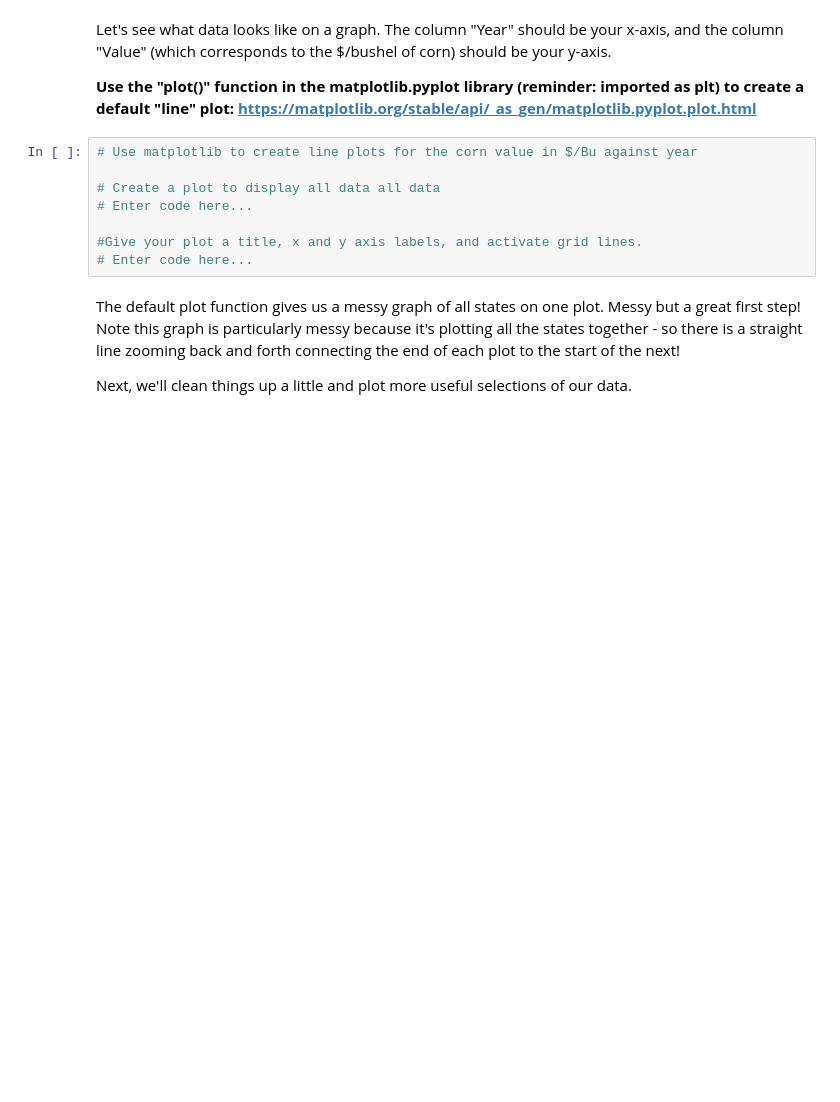
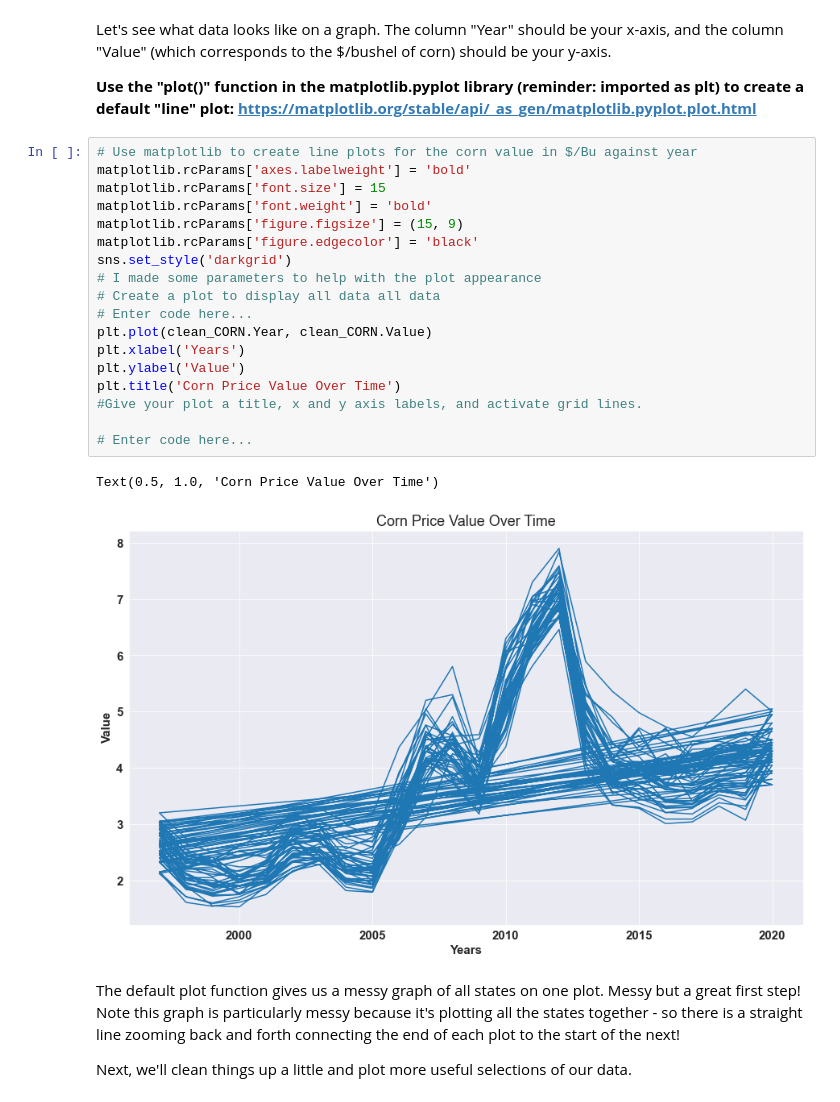
Before and after one commit to uelpalmer12/Uel-ASM591-Labs, a Jupyter notebook: Lab2/lab2/lab2-UelPalmer.ipynb, the cells around one changed output. Drawn from its saved outputs; the diff is of its cells as text; blank space fills up the shorter version.

Commit message:
First Graph

```diff
--- a/Lab2/lab2/lab2-UelPalmer.ipynb
+++ b/Lab2/lab2/lab2-UelPalmer.ipynb
@@ -332,12 +334,25 @@ Let's see what data looks like on a graph. The column "Year" should be your x-ax
 **Use the "plot()" function in the matplotlib.pyplot library (reminder: imported as plt) to create a default "line" plot: https://matplotlib.org/stable/api/_as_gen/matplotlib.pyplot.plot.html**
 # %%
 # Use matplotlib to create line plots for the corn value in $/Bu against year
-
+matplotlib.rcParams['axes.labelweight'] = 'bold'
+matplotlib.rcParams['font.size'] = 15
+matplotlib.rcParams['font.weight'] = 'bold'
+matplotlib.rcParams['figure.figsize'] = (15, 9)
+matplotlib.rcParams['figure.edgecolor'] = 'black'
+sns.set_style('darkgrid')
+# I made some parameters to help with the plot appearance
 # Create a plot to display all data all data
 # Enter code here...
+plt.plot(clean_CORN.Year, clean_CORN.Value)
+plt.xlabel('Years')
+plt.ylabel('Value')
+plt.title('Corn Price Value Over Time')
+#Give your plot a title, x and y axis labels, and activate grid lines.
 
-#Give your plot a title, x and y axis labels, and activate grid lines.
 # Enter code here...
+# %% [output]
+Text(0.5, 1.0, 'Corn Price Value Over Time')
+[figure, added]
 # %% [markdown]
 The default plot function gives us a messy graph of all states on one plot. Messy but a great first step! Note this graph is particularly messy because it's plotting all the states together - so there is a straight line zooming back and forth connecting the end of each plot to the start of the next!
 
```
Also changed, not shown: parts of 1 cell of this notebook.
